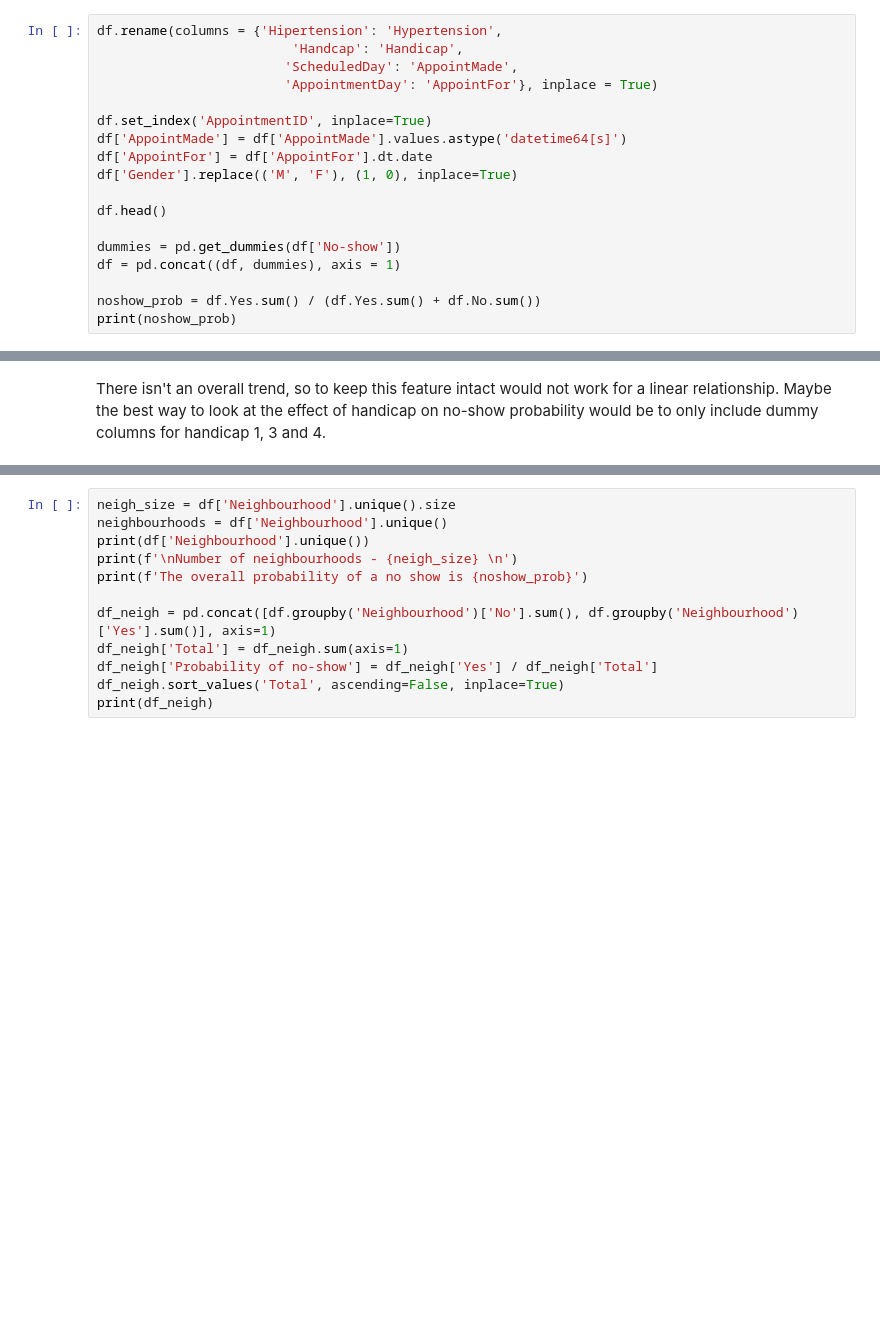
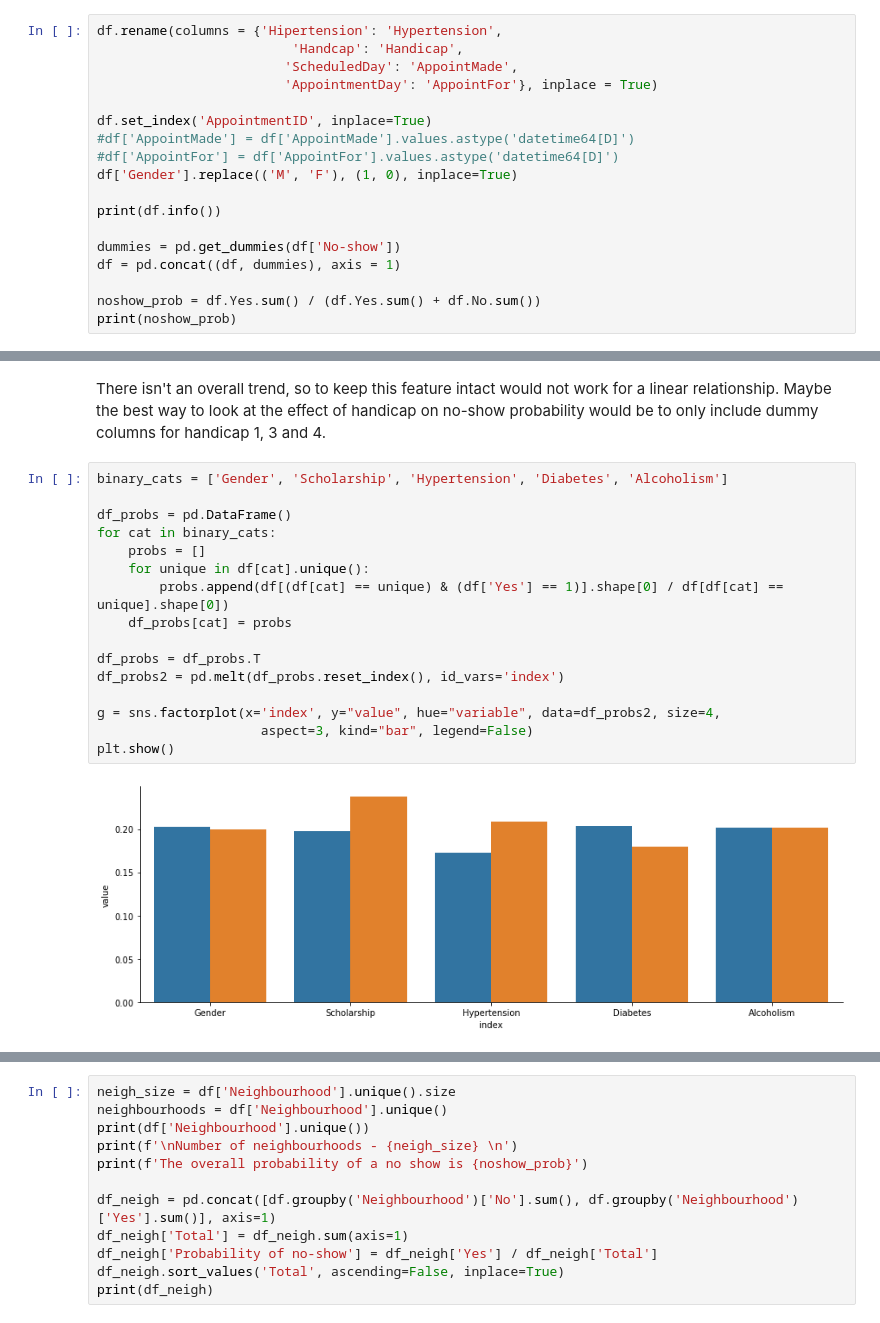
Before and after one commit to foxfoxfox7/Learning-machine-learning, a Jupyter notebook: logistic_regression/Medical_noshow_with_logistic_regression.ipynb, the cells around one changed output, grey strips where cells are left out. Cells and saved outputs as stored; diff of their text form; blank space fills up the shorter version.

Commit message:
the no-show EDA

```diff
--- a/logistic_regression/Medical_noshow_with_logistic_regression.ipynb
+++ b/logistic_regression/Medical_noshow_with_logistic_regression.ipynb
@@ -41,11 +46,11 @@ df.rename(columns = {'Hipertension': 'Hypertension',
                         'AppointmentDay': 'AppointFor'}, inplace = True)
 
 df.set_index('AppointmentID', inplace=True)
-df['AppointMade'] = df['AppointMade'].values.astype('datetime64[s]')
-df['AppointFor'] = df['AppointFor'].dt.date
+#df['AppointMade'] = df['AppointMade'].values.astype('datetime64[D]')
+#df['AppointFor'] = df['AppointFor'].values.astype('datetime64[D]')
 df['Gender'].replace(('M', 'F'), (1, 0), inplace=True)
 
-df.head()
+print(df.info())
 
 dummies = pd.get_dummies(df['No-show'])
 df = pd.concat((df, dummies), axis = 1)
@@ -162,3 +186,21 @@ Correlation for handicap - 4 is 0.0017053037239939887
 [figure]
 # %% [markdown]
 There isn't an overall trend, so to keep this feature intact would not work for a linear relationship. Maybe the best way to look at the effect of handicap on no-show probability would be to only include dummy columns for handicap 1, 3 and 4.
+# %%
+binary_cats = ['Gender', 'Scholarship', 'Hypertension', 'Diabetes', 'Alcoholism']
+
+df_probs = pd.DataFrame()
+for cat in binary_cats:
+    probs = []
+    for unique in df[cat].unique():
+        probs.append(df[(df[cat] == unique) & (df['Yes'] == 1)].shape[0] / df[df[cat] == unique].shape[0])
+    df_probs[cat] = probs
+
+df_probs = df_probs.T
+df_probs2 = pd.melt(df_probs.reset_index(), id_vars='index')
+
+g = sns.factorplot(x='index', y="value", hue="variable", data=df_probs2, size=4,
+                     aspect=3, kind="bar", legend=False)
+plt.show()
+# %% [output]
+[figure, added]
```
Also changed, not shown: parts of 32 cells of this notebook.
